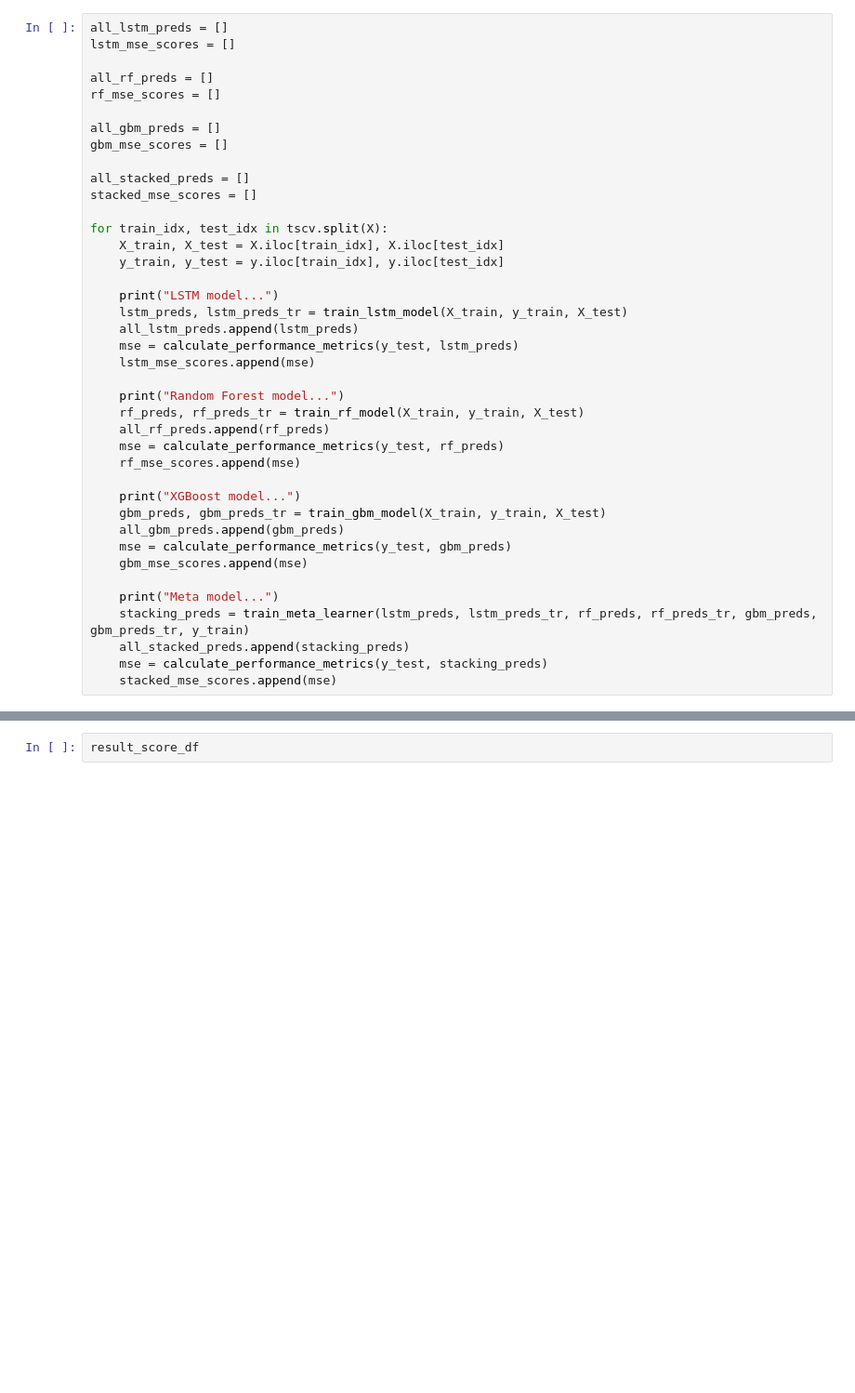
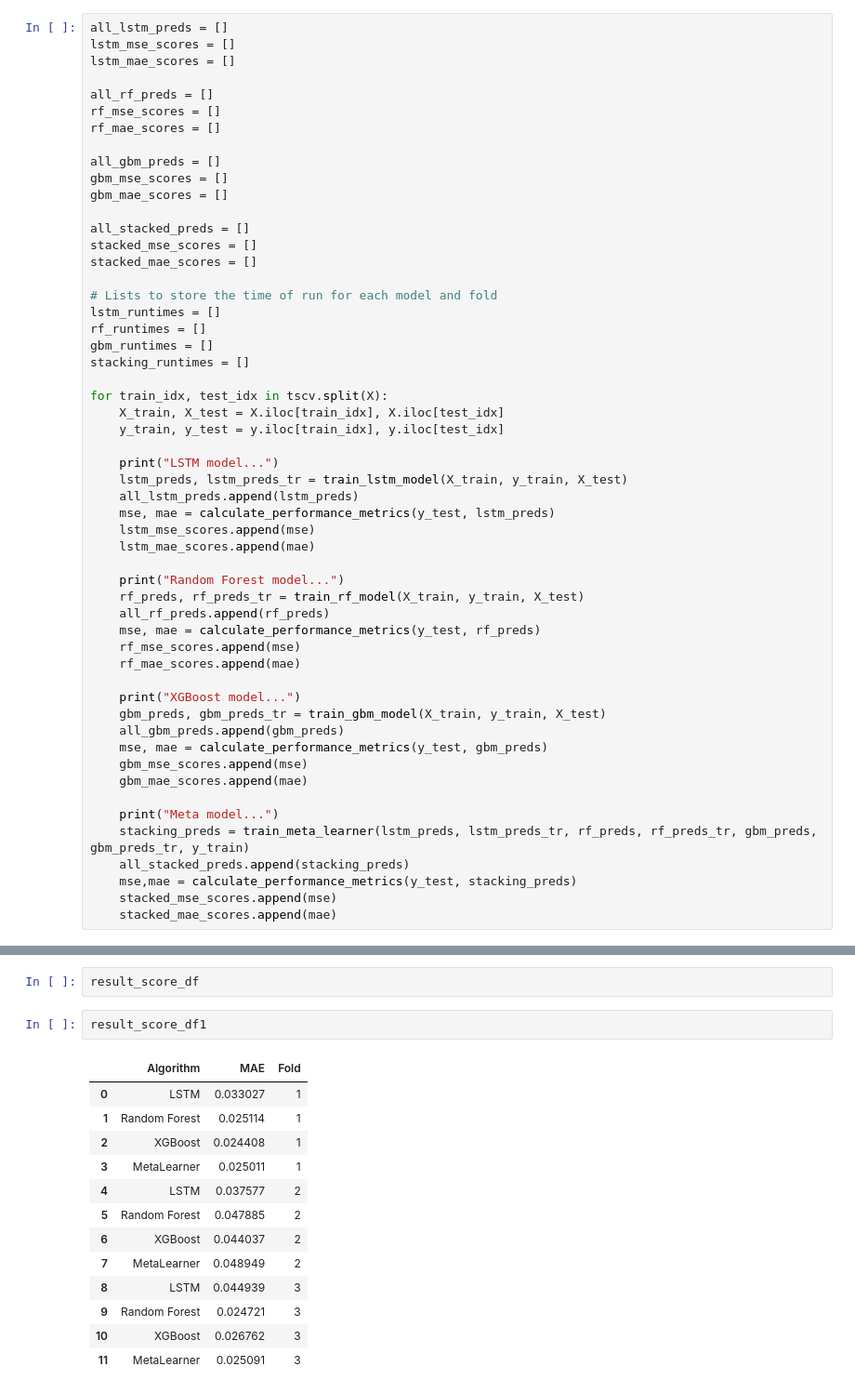
Before and after one commit to jimba10/new, a Jupyter notebook: Copy_of_Copy_1of_LondonEnergyUsage.ipynb, the cells around one changed output, grey strips where cells are left out. Shown at 93% size. Saved outputs shown, nothing was run; the diff lists cells and outputs as text; blank space fills up the shorter version.

```diff
--- a/Copy_of_Copy_1of_LondonEnergyUsage.ipynb
+++ b/Copy_of_Copy_1of_LondonEnergyUsage.ipynb
@@ -490,15 +494,25 @@ def calculate_performance_metrics(y_true, y_preds):
 # %%
 all_lstm_preds = []
 lstm_mse_scores = []
+lstm_mae_scores = []
 
 all_rf_preds = []
 rf_mse_scores = []
+rf_mae_scores = []
 
 all_gbm_preds = []
 gbm_mse_scores = []
+gbm_mae_scores = []
 
 all_stacked_preds = []
 stacked_mse_scores = []
+stacked_mae_scores = []
+
+# Lists to store the time of run for each model and fold
+lstm_runtimes = []
+rf_runtimes = []
+gbm_runtimes = []
+stacking_runtimes = []
 
 for train_idx, test_idx in tscv.split(X):
     X_train, X_test = X.iloc[train_idx], X.iloc[test_idx]
@@ -507,26 +521,30 @@ for train_idx, test_idx in tscv.split(X):
     print("LSTM model...")
     lstm_preds, lstm_preds_tr = train_lstm_model(X_train, y_train, X_test)
     all_lstm_preds.append(lstm_preds)
-    mse = calculate_performance_metrics(y_test, lstm_preds)
+    mse, mae = calculate_performance_metrics(y_test, lstm_preds)
     lstm_mse_scores.append(mse)
+    lstm_mae_scores.append(mae)
 
     print("Random Forest model...")
     rf_preds, rf_preds_tr = train_rf_model(X_train, y_train, X_test)
     all_rf_preds.append(rf_preds)
-    mse = calculate_performance_metrics(y_test, rf_preds)
+    mse, mae = calculate_performance_metrics(y_test, rf_preds)
     rf_mse_scores.append(mse)
+    rf_mae_scores.append(mae)
 
     print("XGBoost model...")
     gbm_preds, gbm_preds_tr = train_gbm_model(X_train, y_train, X_test)
     all_gbm_preds.append(gbm_preds)
-    mse = calculate_performance_metrics(y_test, gbm_preds)
+    mse, mae = calculate_performance_metrics(y_test, gbm_preds)
     gbm_mse_scores.append(mse)
+    gbm_mae_scores.append(mae)
 
     print("Meta model...")
     stacking_preds = train_meta_learner(lstm_preds, lstm_preds_tr, rf_preds, rf_preds_tr, gbm_preds, gbm_preds_tr, y_train)
     all_stacked_preds.append(stacking_preds)
-    mse = calculate_performance_metrics(y_test, stacking_preds)
+    mse,mae = calculate_performance_metrics(y_test, stacking_preds)
     stacked_mse_scores.append(mse)
+    stacked_mae_scores.append(mae)
 # %% [output]
 LSTM model...
 Epoch 1/5
@@ -566,5 +601,21 @@ result_score_df = pd.DataFrame(data)
 # %%
 result_score_df
+# %%
+result_score_df1
+# %% [output]
+|  | Algorithm | MAE | Fold |
+| 0 | LSTM | 0.033027 | 1 |
+| 1 | Random Forest | 0.025114 | 1 |
+| 2 | XGBoost | 0.024408 | 1 |
+| 3 | MetaLearner | 0.025011 | 1 |
+| 4 | LSTM | 0.037577 | 2 |
+| 5 | Random Forest | 0.047885 | 2 |
+| 6 | XGBoost | 0.044037 | 2 |
+| 7 | MetaLearner | 0.048949 | 2 |
+| 8 | LSTM | 0.044939 | 3 |
+| 9 | Random Forest | 0.024721 | 3 |
+| 10 | XGBoost | 0.026762 | 3 |
+| 11 | MetaLearner | 0.025091 | 3 |
 # %%
 plt.figure(figsize=(10, 6))
 sns.barplot(x='Algorithm', y='RMSE', hue='Fold', data=result_score_df)
```
Also changed, not shown: parts of 19 cells of this notebook.
